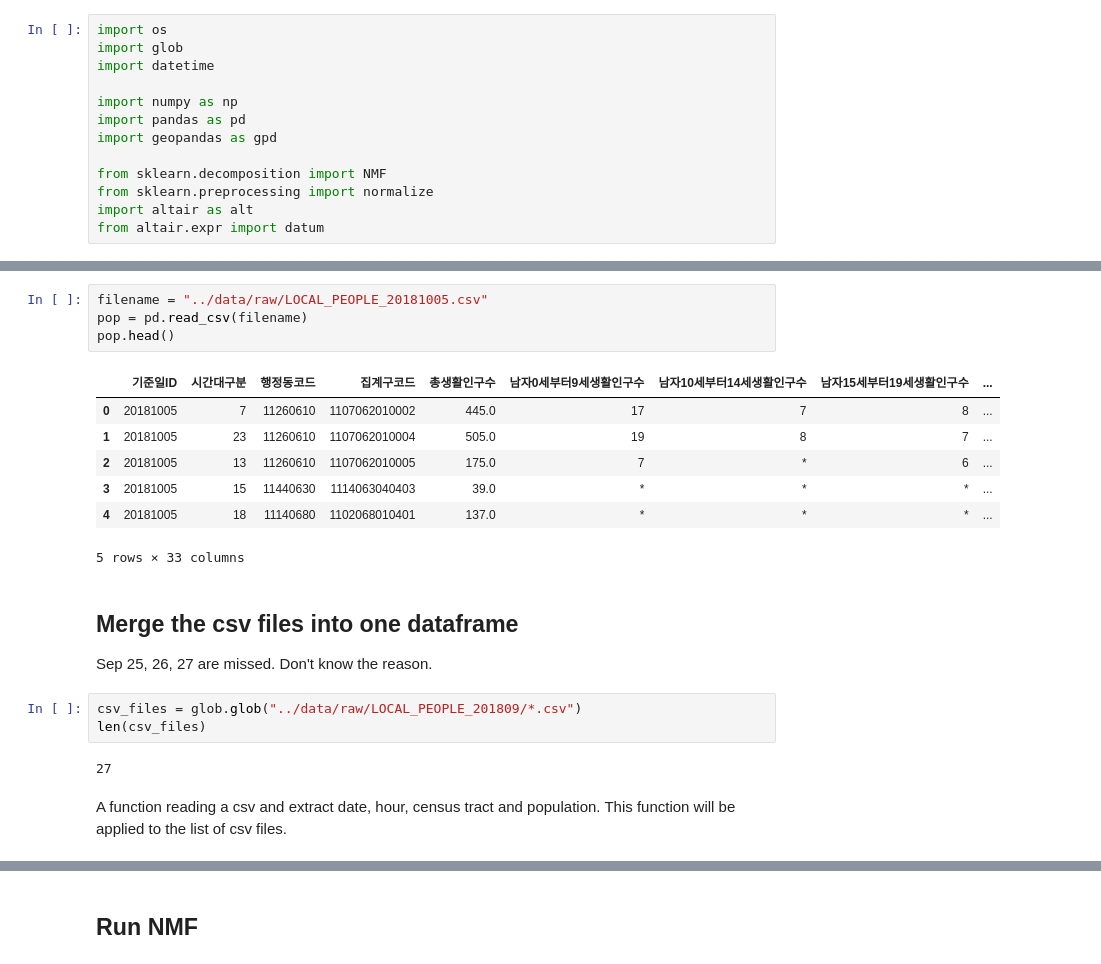
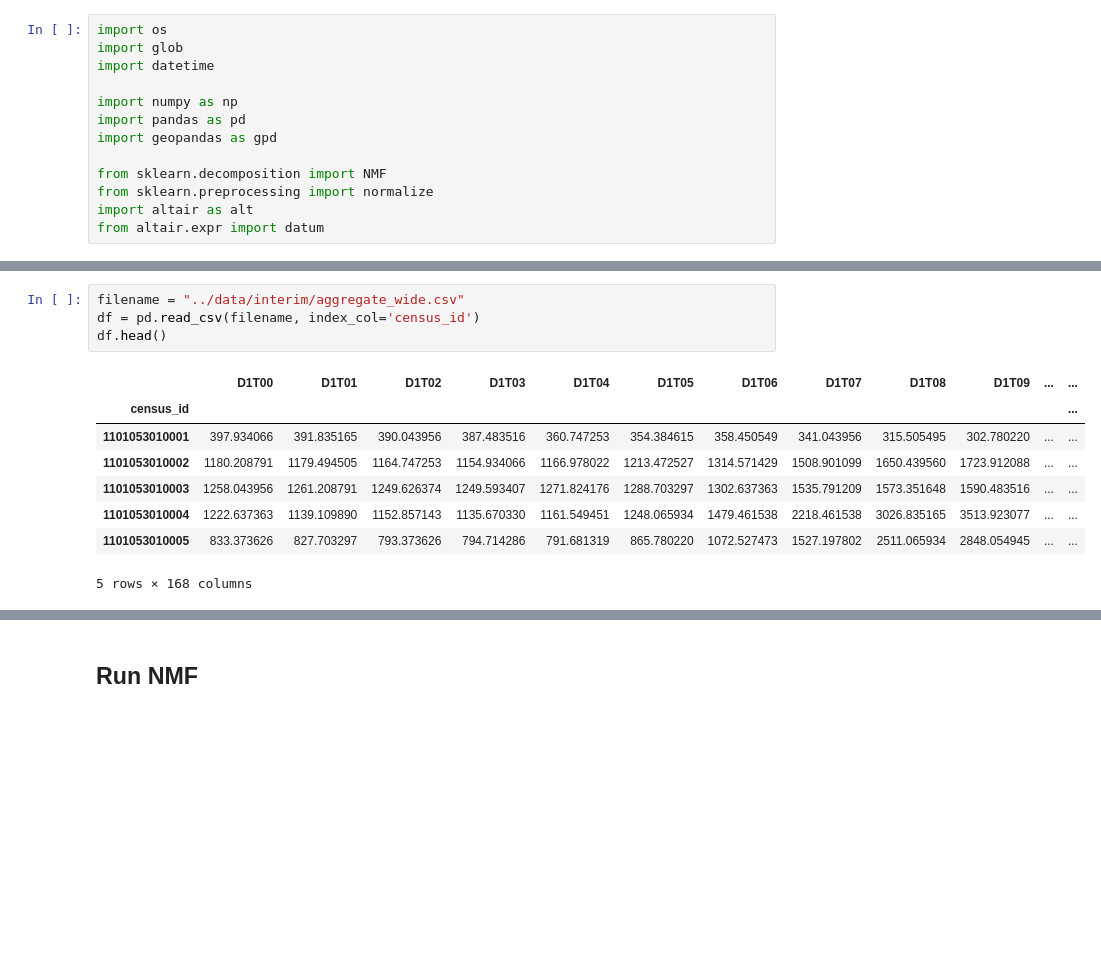
Before and after one commit to yonghah/urban-activity-topics, a Jupyter notebook: notebooks/UrbanActivityTopicsNMF.ipynb, the cells around one changed output, grey strips where cells are left out. Cells and saved outputs as stored; diff of their text form; blank space fills up the shorter version.

```diff
--- a/notebooks/UrbanActivityTopicsNMF.ipynb
+++ b/notebooks/UrbanActivityTopicsNMF.ipynb
@@ -47,22 +38,13 @@ Here's the column info.
 # %%
-filename = "../data/raw/LOCAL_PEOPLE_20181005.csv"
-pop = pd.read_csv(filename)
-pop.head()
+filename = "../data/interim/aggregate_wide.csv"
+df = pd.read_csv(filename, index_col='census_id')
+df.head()
 # %% [output]
-|  | 기준일ID | 시간대구분 | 행정동코드 | 집계구코드 | 총생활인구수 | 남자0세부터9세생활인구수 | 남자10세부터14세생활인구수 | 남자15세부터19세생활인구수 | ... |
-| 0 | 20181005 | 7 | 11260610 | 1107062010002 | 445.0 | 17 | 7 | 8 | ... |
-| 1 | 20181005 | 23 | 11260610 | 1107062010004 | 505.0 | 19 | 8 | 7 | ... |
-| 2 | 20181005 | 13 | 11260610 | 1107062010005 | 175.0 | 7 | * | 6 | ... |
-| 3 | 20181005 | 15 | 11440630 | 1114063040403 | 39.0 | * | * | * | ... |
-| 4 | 20181005 | 18 | 11140680 | 1102068010401 | 137.0 | * | * | * | ... |
+|  | D1T00 | D1T01 | D1T02 | D1T03 | D1T04 | D1T05 | D1T06 | D1T07 | D1T08 | D1T09 | ... | ... |
+| census_id |  |  |  |  |  |  |  |  |  |  |  | ... |
+| 1101053010001 | 397.934066 | 391.835165 | 390.043956 | 387.483516 | 360.747253 | 354.384615 | 358.450549 | 341.043956 | 315.505495 | 302.780220 | ... | ... |
+| 1101053010002 | 1180.208791 | 1179.494505 | 1164.747253 | 1154.934066 | 1166.978022 | 1213.472527 | 1314.571429 | 1508.901099 | 1650.439560 | 1723.912088 | ... | ... |
+| 1101053010003 | 1258.043956 | 1261.208791 | 1249.626374 | 1249.593407 | 1271.824176 | 1288.703297 | 1302.637363 | 1535.791209 | 1573.351648 | 1590.483516 | ... | ... |
+| 1101053010004 | 1222.637363 | 1139.109890 | 1152.857143 | 1135.670330 | 1161.549451 | 1248.065934 | 1479.461538 | 2218.461538 | 3026.835165 | 3513.923077 | ... | ... |
+| 1101053010005 | 833.373626 | 827.703297 | 793.373626 | 794.714286 | 791.681319 | 865.780220 | 1072.527473 | 1527.197802 | 2511.065934 | 2848.054945 | ... | ... |
-5 rows × 33 columns
+5 rows × 168 columns
-# %% [markdown]
-## Merge the csv files into one dataframe
-Sep 25, 26, 27 are missed. Don't know the reason.
-# %%
-csv_files = glob.glob("../data/raw/LOCAL_PEOPLE_201809/*.csv")
-len(csv_files)
-# %% [output]
-27
-# %% [markdown]
-A function reading a csv and extract date, hour, census tract and population. This function will be applied to the list of csv files.
```
Also changed, not shown: parts of 19 cells of this notebook, 3 other files.
